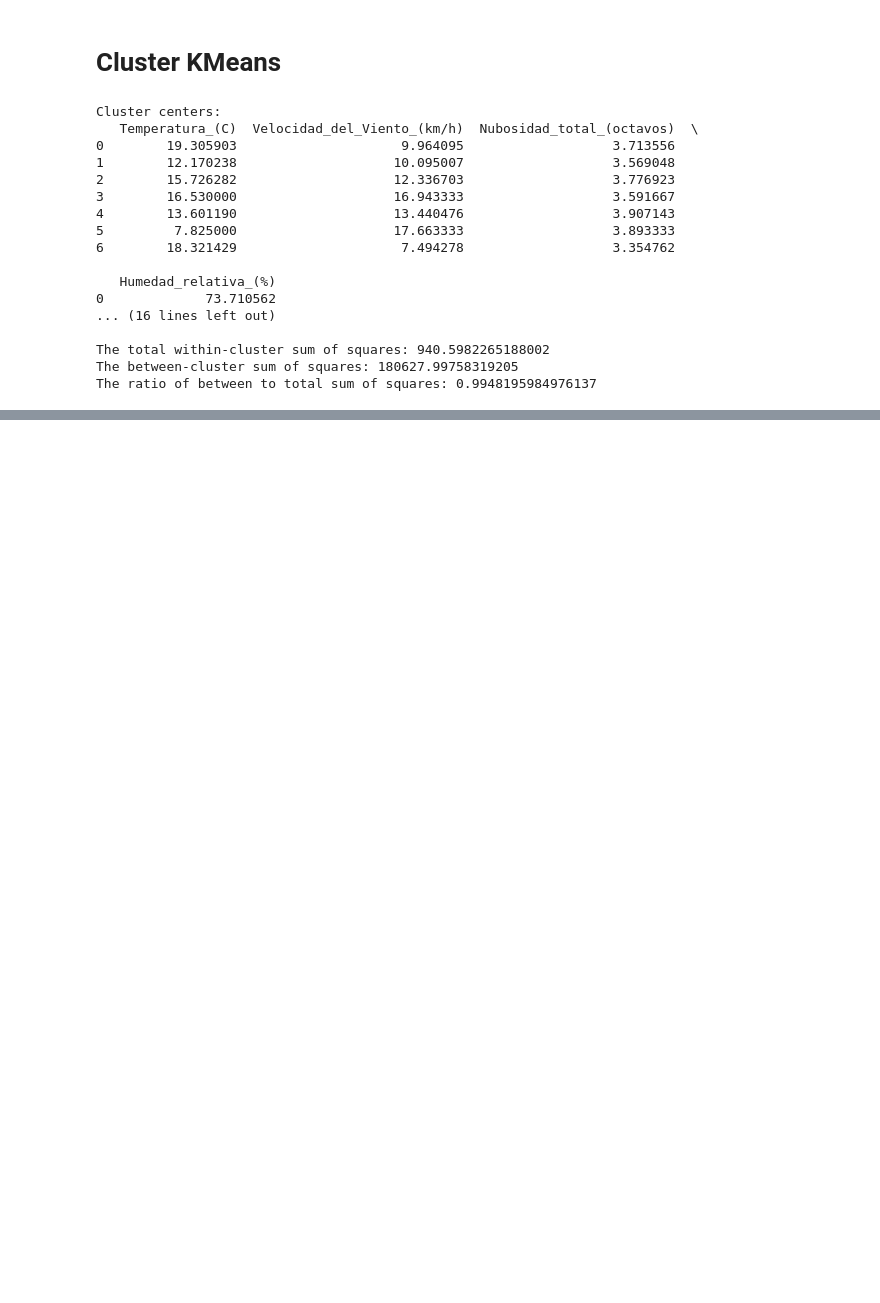
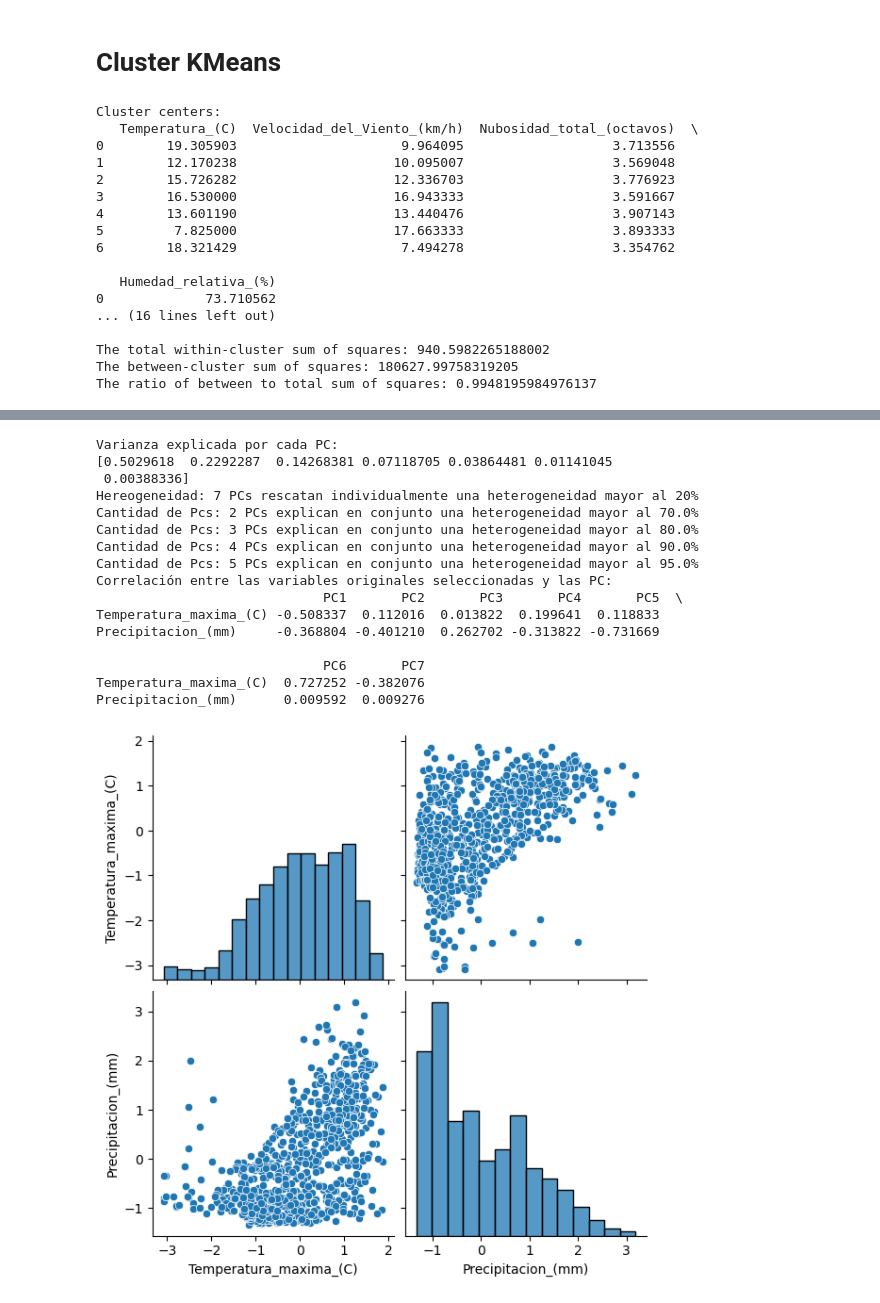
Before and after one commit to martinfernandoortiz/geoestadistica_unlp, a Jupyter notebook: final/final.ipynb, the cells around one changed output, grey strips where cells are left out. Cells and saved outputs as stored; diff of their text form; code cells hidden in the pictures; blank space fills up the shorter version.

```diff
--- a/final/final.ipynb
+++ b/final/final.ipynb
@@ -1824,0 +1945,67 @@ The ratio of between to total sum of squares: 0.9948195984976137
+# %%
+#gdf = gpd.read_file("gdf_median.gpkg")
+#Leer archivo GeoPackage
+#gdf = gpd.read_file("gdf_median.gpkg")
+
+# Leer archivo GeoPackage
+gdf = gdf_median
+
+# Seleccionar las variables para el análisis de componentes principales
+variables = ["Temperatura_(C)", "Temperatura_maxima_(C)", "Temperatura_minima_(C)", "Humedad_relativa_(%)", "Velocidad_del_Viento_(km/h)", "Nubosidad_total_(octavos)", "Precipitacion_(mm)"]
+
+# Estandarizar los datos antes de aplicar PCA
+scaler = StandardScaler()
+gdf[variables] = scaler.fit_transform(gdf[variables])
+
+# Aplicar PCA
+pca = PCA()
+gdf_pca = pd.DataFrame(pca.fit_transform(gdf[variables]), columns=[f"PC{i+1}" for i in range(len(variables))])
+
+# Mostrar la varianza explicada por cada PC
+explained_variance_ratio = pca.explained_variance_ratio_
+print("Varianza explicada por cada PC:")
+print(explained_variance_ratio)
+
+# Pregunta 1: Contar cuántas PC rescatan individualmente una heterogeneidad original mayor al 20%
+pc_cumsum = np.cumsum(explained_variance_ratio)
+pc_above_threshold = len(pc_cumsum[pc_cumsum > 0.2])
+print(f"Hereogeneidad: {pc_above_threshold} PCs rescatan individualmente una heterogeneidad mayor al 20%")
+
+# Preguntas 2: Cuántas PCs explican en conjunto una heterogeneidad mayor al 70%, 80%, 90% y 95%
+thresholds = [0.7, 0.8, 0.9, 0.95]
+for threshold in thresholds:
+    pc_to_reach_threshold = np.argmax(pc_cumsum > threshold) + 1
+    print(f"Cantidad de Pcs: {pc_to_reach_threshold} PCs explican en conjunto una heterogeneidad mayor al {threshold*100}%")
+
+# Seleccionar dos variables originales que mejor se correlacionen con las PC1, PC2 y PC3
+selected_variables = ["Temperatura_maxima_(C)", "Precipitacion_(mm)"]  # Ajustar según tus necesidades
+
+# Calcular la matriz de correlación entre las PC y las variables originales seleccionadas
+correlation_matrix = pd.DataFrame(pca.components_.T, index=gdf[variables].columns, columns=[f"PC{i+1}" for i in range(len(variables))])
+selected_variables_correlation = correlation_matrix.loc[selected_variables]
+
+# Mostrar las correlaciones
+print("Correlación entre las variables originales seleccionadas y las PC:")
+print(selected_variables_correlation)
+
+# Graficar scatterplots
+sns.pairplot(gdf, vars=selected_variables, height=3)
+plt.show()
+# %% [output]
+Varianza explicada por cada PC:
+[0.5029618  0.2292287  0.14268381 0.07118705 0.03864481 0.01141045
+ 0.00388336]
+Hereogeneidad: 7 PCs rescatan individualmente una heterogeneidad mayor al 20%
+Cantidad de Pcs: 2 PCs explican en conjunto una heterogeneidad mayor al 70.0%
+Cantidad de Pcs: 3 PCs explican en conjunto una heterogeneidad mayor al 80.0%
+Cantidad de Pcs: 4 PCs explican en conjunto una heterogeneidad mayor al 90.0%
+Cantidad de Pcs: 5 PCs explican en conjunto una heterogeneidad mayor al 95.0%
+Correlación entre las variables originales seleccionadas y las PC:
+                             PC1       PC2       PC3       PC4       PC5  \
+Temperatura_maxima_(C) -0.508337  0.112016  0.013822  0.199641  0.118833
+Precipitacion_(mm)     -0.368804 -0.401210  0.262702 -0.313822 -0.731669
+
+                             PC6       PC7
+Temperatura_maxima_(C)  0.727252 -0.382076
+Precipitacion_(mm)      0.009592  0.009276
+[figure, added]
```
Also changed, not shown: parts of 25 cells of this notebook.
